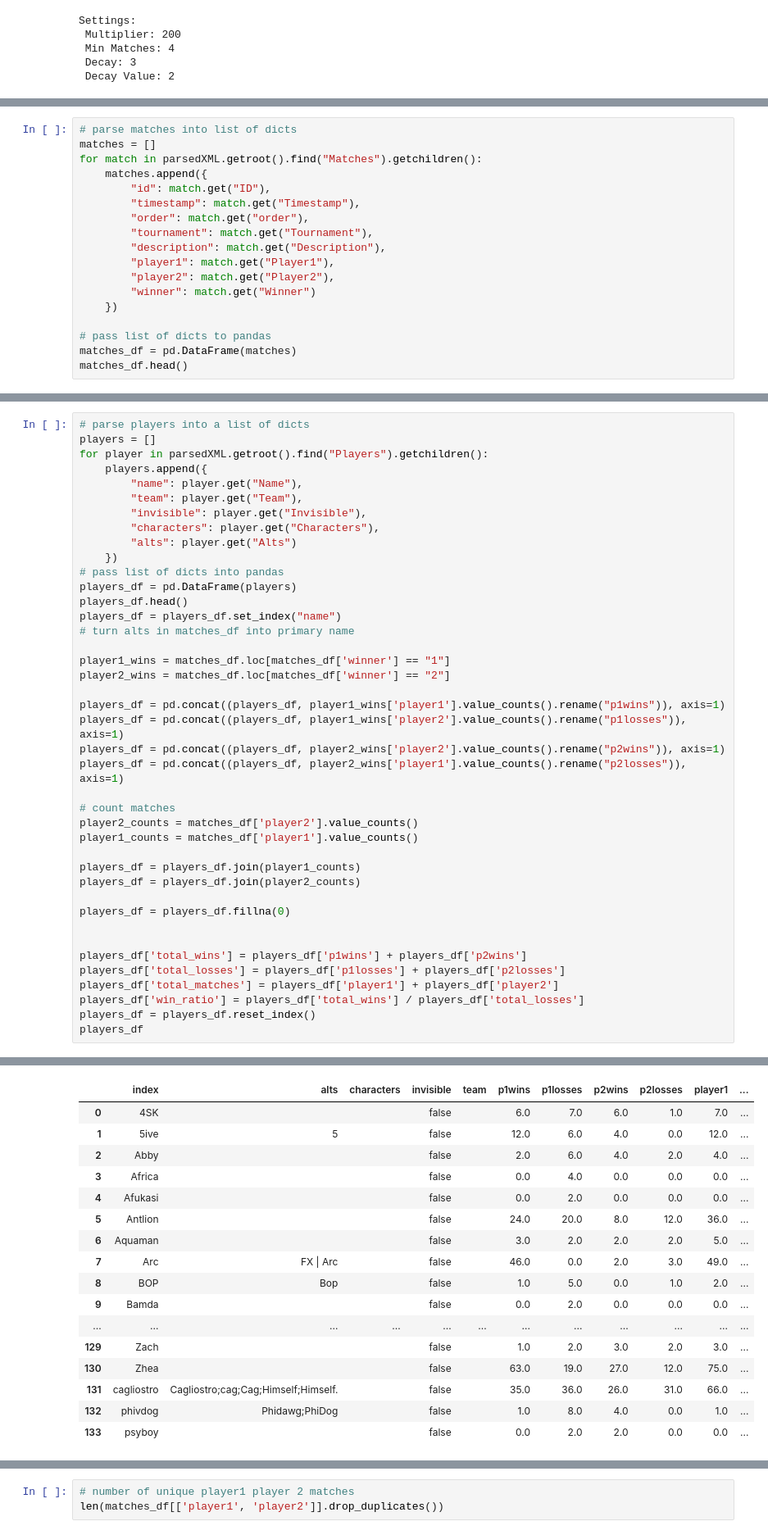
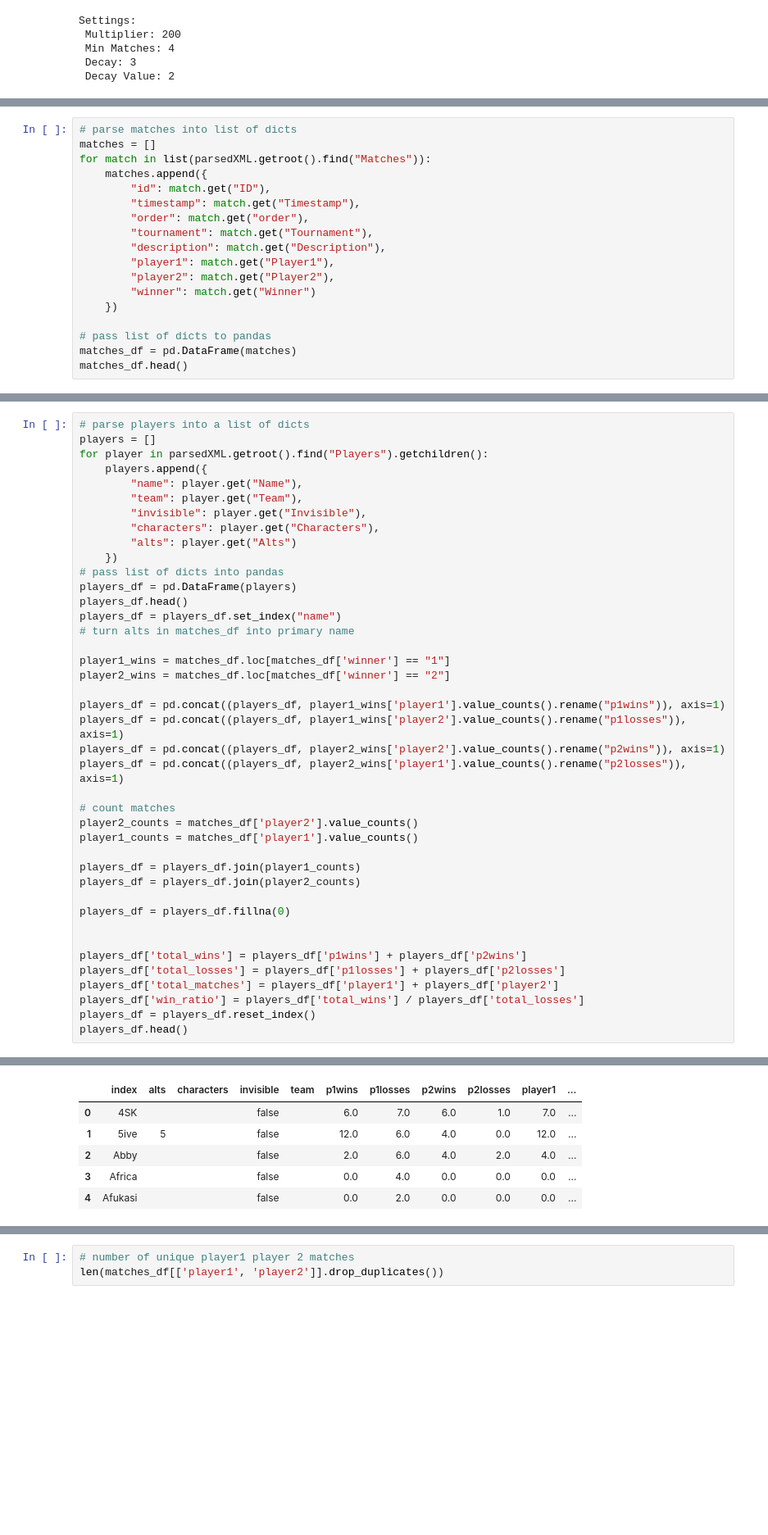
Before and after one commit to f00-/sa-melee-skillkeeper, a Jupyter notebook: san antonio melee tournament data june august.ipynb, the cells around one changed output, grey strips where cells are left out. Shown at 82% size. Saved outputs shown, nothing was run; the diff lists cells and outputs as text; blank space fills up the shorter version.

```diff
--- a/parsing skill keeper.ipynb
+++ b/san antonio melee tournament data june august.ipynb
@@ -22,7 +58,7 @@ Settings:
 # %%
 # parse matches into list of dicts
 matches = []
-for match in parsedXML.getroot().find("Matches").getchildren():
+for match in list(parsedXML.getroot().find("Matches")):
     matches.append({
         "id": match.get("ID"),
         "timestamp": match.get("Timestamp"),
@@ -81,42 +119,31 @@ players_df = players_df.fillna(0)
 
 players_df['total_wins'] = players_df['p1wins'] + players_df['p2wins']
 players_df['total_losses'] = players_df['p1losses'] + players_df['p2losses']
 players_df['total_matches'] = players_df['player1'] + players_df['player2']
 players_df['win_ratio'] = players_df['total_wins'] / players_df['total_losses']
 players_df = players_df.reset_index()
-players_df
+players_df.head()
 # %% [output]
 of pandas will change to not sort by default.
 
 To accept the future behavior, pass 'sort=False'.
 
 To retain the current behavior and silence the warning, pass 'sort=True'.
 
 of pandas will change to not sort by default.
 
 To accept the future behavior, pass 'sort=False'.
 
 To retain the current behavior and silence the warning, pass 'sort=True'.
 
 ... (7 lines left out)
 
 To accept the future behavior, pass 'sort=False'.
 
 To retain the current behavior and silence the warning, pass 'sort=True'.
 |  | index | alts | characters | invisible | team | p1wins | p1losses | p2wins | p2losses | player1 | ... |
 | 0 | 4SK |  |  | false |  | 6.0 | 7.0 | 6.0 | 1.0 | 7.0 | ... |
 | 1 | 5ive | 5 |  | false |  | 12.0 | 6.0 | 4.0 | 0.0 | 12.0 | ... |
 | 2 | Abby |  |  | false |  | 2.0 | 6.0 | 4.0 | 2.0 | 4.0 | ... |
 | 3 | Africa |  |  | false |  | 0.0 | 4.0 | 0.0 | 0.0 | 0.0 | ... |
 | 4 | Afukasi |  |  | false |  | 0.0 | 2.0 | 0.0 | 0.0 | 0.0 | ... |
-| 5 | Antlion |  |  | false |  | 24.0 | 20.0 | 8.0 | 12.0 | 36.0 | ... |
-| 6 | Aquaman |  |  | false |  | 3.0 | 2.0 | 2.0 | 2.0 | 5.0 | ... |
-| 7 | Arc | FX | Arc |  | false |  | 46.0 | 0.0 | 2.0 | 3.0 | 49.0 | ... |
-| 8 | BOP | Bop |  | false |  | 1.0 | 5.0 | 0.0 | 1.0 | 2.0 | ... |
-| 9 | Bamda |  |  | false |  | 0.0 | 2.0 | 0.0 | 0.0 | 0.0 | ... |
-| ... | ... | ... | ... | ... | ... | ... | ... | ... | ... | ... | ... |
-| 129 | Zach |  |  | false |  | 1.0 | 2.0 | 3.0 | 2.0 | 3.0 | ... |
-| 130 | Zhea |  |  | false |  | 63.0 | 19.0 | 27.0 | 12.0 | 75.0 | ... |
-| 131 | cagliostro | Cagliostro;cag;Cag;Himself;Himself. |  | false |  | 35.0 | 36.0 | 26.0 | 31.0 | 66.0 | ... |
-| 132 | phivdog | Phidawg;PhiDog |  | false |  | 1.0 | 8.0 | 4.0 | 0.0 | 1.0 | ... |
-| 133 | psyboy |  |  | false |  | 0.0 | 2.0 | 2.0 | 0.0 | 0.0 | ... |
```
Also changed, not shown: parts of 30 cells of this notebook, 1 other file.
